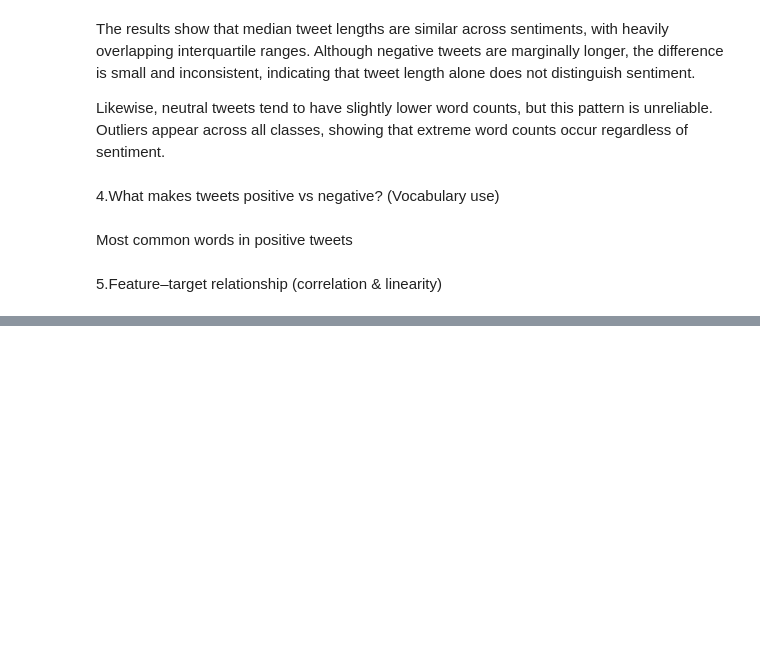
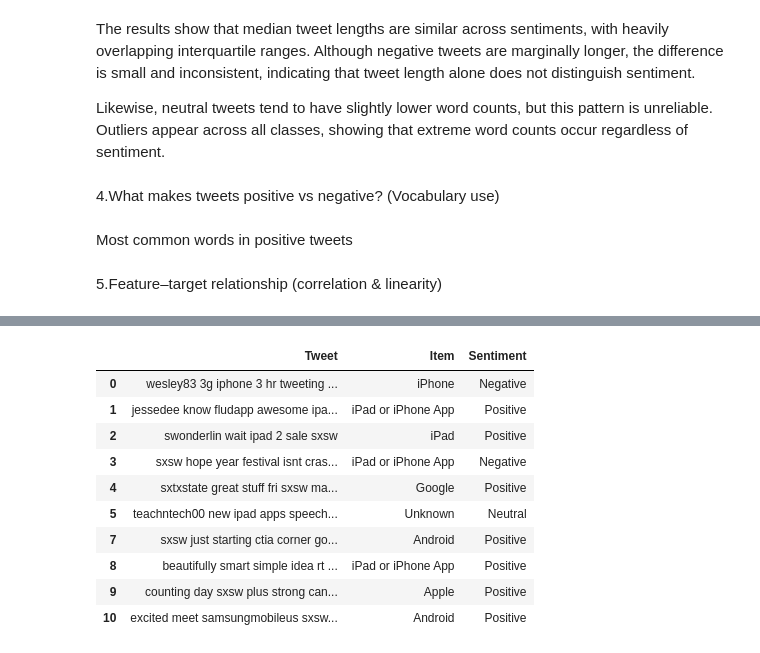
Before and after one commit to lorenaterah/Sentiment-Analysis-NLP, a Jupyter notebook: Notebooks/Edgar.ipynb, the cells around one changed output, grey strips where cells are left out. Saved outputs shown, nothing was run; the diff lists cells and outputs as text; code cells hidden in the pictures; blank space fills up the shorter version.

```diff
--- a/Notebooks/Edgar.ipynb
+++ b/Notebooks/Edgar.ipynb
@@ -319,0 +410,28 @@ Most common words in positive tweets
+# %%
+from nltk.stem import WordNetLemmatizer
+from nltk.tokenize import word_tokenize
+import pandas as pd
+
+lemmatizer = WordNetLemmatizer()
+
+def lemmatization_of_text(text):
+    if pd.isna(text):
+        return text
+    tokens = word_tokenize(text)
+    lemmatized = [lemmatizer.lemmatize(token) for token in tokens]
+    return " ".join(lemmatized)
+# %%
+Movie_df['Tweet'] = Movie_df['Tweet'].apply(lemmatization_of_text)
+Movie_df.head(10)
+# %% [output]
+|  | Tweet | Item | Sentiment |
+| 0 | wesley83 3g iphone 3 hr tweeting ... | iPhone | Negative |
+| 1 | jessedee know fludapp awesome ipa... | iPad or iPhone App | Positive |
+| 2 | swonderlin wait ipad 2 sale sxsw | iPad | Positive |
+| 3 | sxsw hope year festival isnt cras... | iPad or iPhone App | Negative |
+| 4 | sxtxstate great stuff fri sxsw ma... | Google | Positive |
+| 5 | teachntech00 new ipad apps speech... | Unknown | Neutral |
+| 7 | sxsw just starting ctia corner go... | Android | Positive |
+| 8 | beautifully smart simple idea rt ... | iPad or iPhone App | Positive |
+| 9 | counting day sxsw plus strong can... | Apple | Positive |
+| 10 | excited meet samsungmobileus sxsw... | Android | Positive |
```
Also changed, not shown: parts of 10 cells of this notebook.
